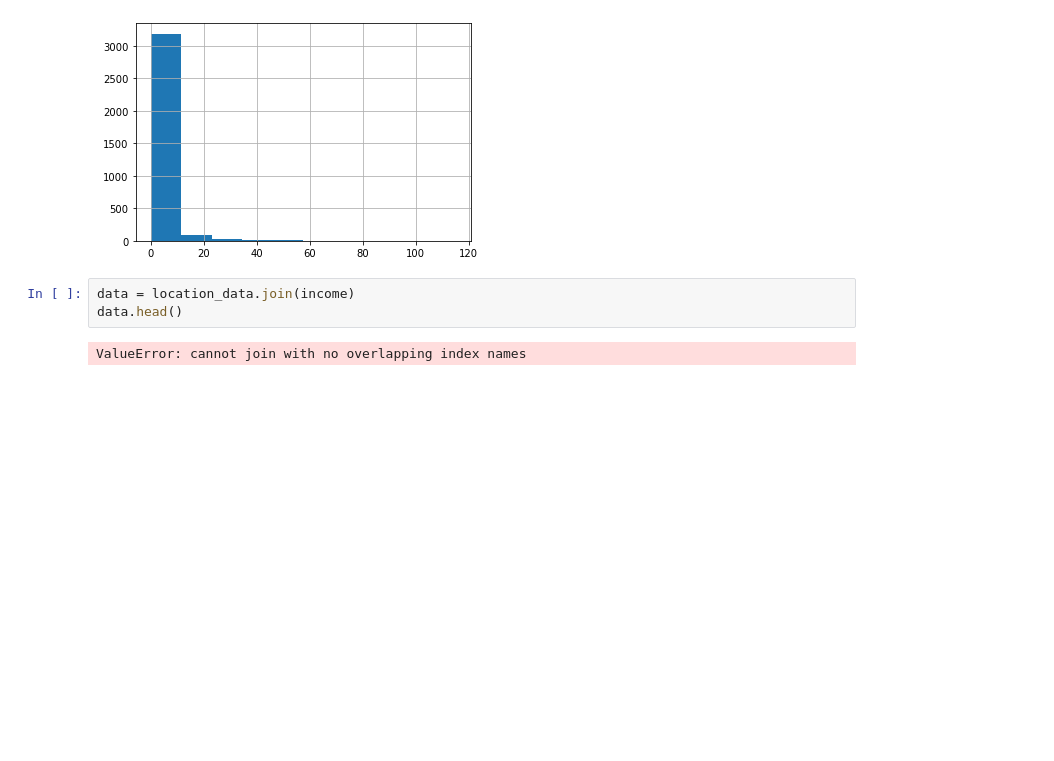
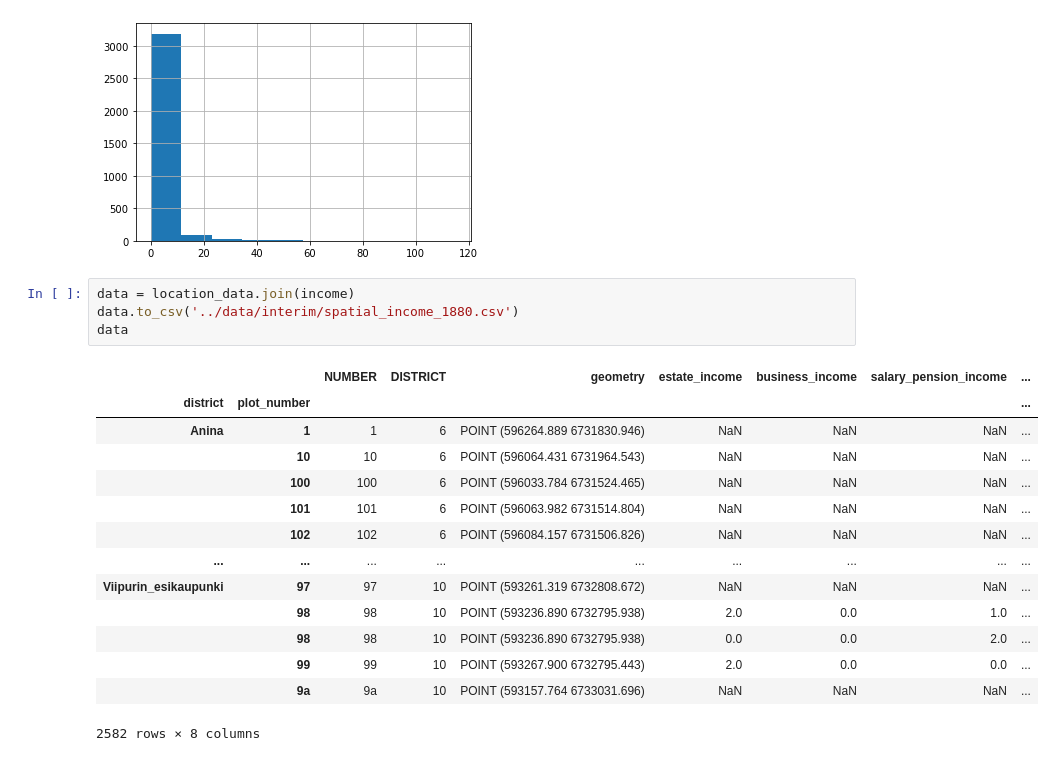
Before and after one commit to AnttiHaerkoenen/spatial_segregation, a Jupyter notebook: notebooks/socio-spatial_segregation.ipynb, the cells around one changed output. Cells and saved outputs as stored; diff of their text form; blank space fills up the shorter version.

```diff
--- a/notebooks/socio-spatial_segregation.ipynb
+++ b/notebooks/socio-spatial_segregation.ipynb
@@ -216,6 +201,20 @@ plt.show()
 [figure]
 # %%
 data = location_data.join(income)
-data.head()
+data.to_csv('../data/interim/spatial_income_1880.csv')
+data
 # %% [output]
+|  |  | NUMBER | DISTRICT | geometry | estate_income | business_income | salary_pension_income | ... |
+| district | plot_number |  |  |  |  |  |  | ... |
+| Anina | 1 | 1 | 6 | POINT (596264.889 6731830.946) | NaN | NaN | NaN | ... |
+|  | 10 | 10 | 6 | POINT (596064.431 6731964.543) | NaN | NaN | NaN | ... |
+|  | 100 | 100 | 6 | POINT (596033.784 6731524.465) | NaN | NaN | NaN | ... |
+|  | 101 | 101 | 6 | POINT (596063.982 6731514.804) | NaN | NaN | NaN | ... |
+|  | 102 | 102 | 6 | POINT (596084.157 6731506.826) | NaN | NaN | NaN | ... |
+| ... | ... | ... | ... | ... | ... | ... | ... | ... |
+| Viipurin_esikaupunki | 97 | 97 | 10 | POINT (593261.319 6732808.672) | NaN | NaN | NaN | ... |
+|  | 98 | 98 | 10 | POINT (593236.890 6732795.938) | 2.0 | 0.0 | 1.0 | ... |
+|  | 98 | 98 | 10 | POINT (593236.890 6732795.938) | 0.0 | 0.0 | 2.0 | ... |
+|  | 99 | 99 | 10 | POINT (593267.900 6732795.443) | 2.0 | 0.0 | 0.0 | ... |
+|  | 9a | 9a | 10 | POINT (593157.764 6733031.696) | NaN | NaN | NaN | ... |
-ValueError: cannot join with no overlapping index names
+2582 rows × 8 columns
```
Also changed, not shown: parts of 3 cells of this notebook, 2 other files.
